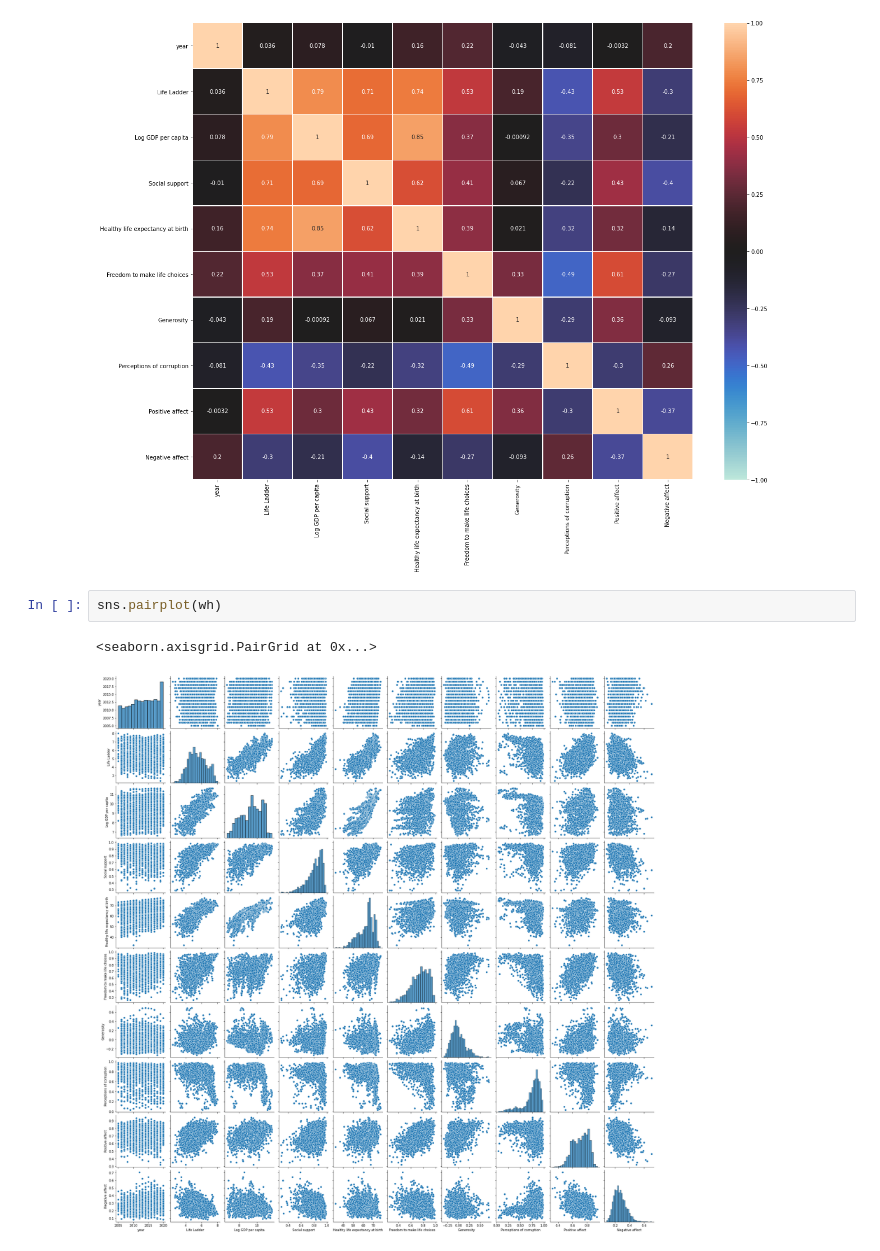
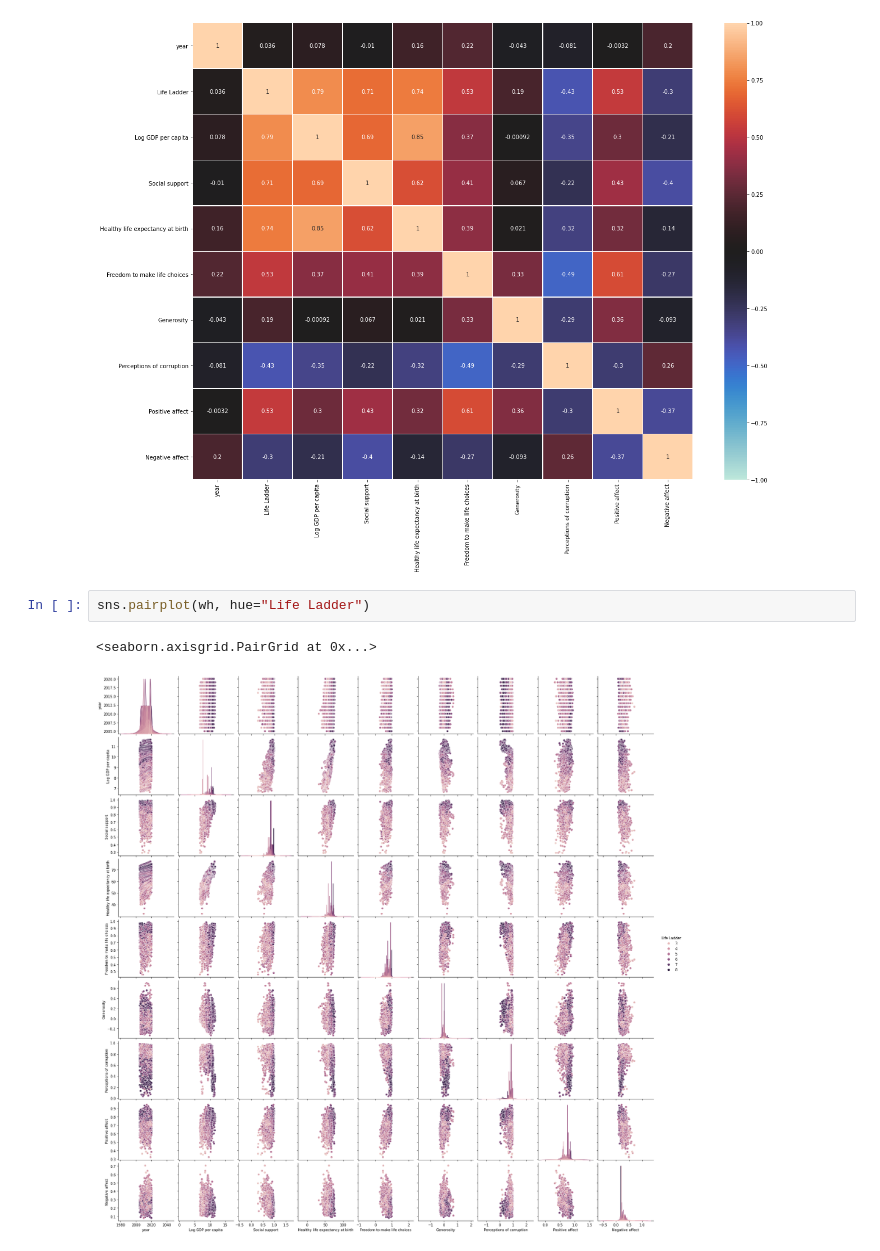
Before and after one commit to Jacksonwolf15/World-Happiness-DS, a Jupyter notebook: WHiX.ipynb, the cells around one changed output. Saved outputs shown, nothing was run; the diff lists cells and outputs as text.

```diff
--- a/WHiX.ipynb
+++ b/WHiX.ipynb
@@ -219,7 +221,7 @@ sns.heatmap(corr,
 <AxesSubplot:>
 [figure]
 # %%
-sns.pairplot(wh)
+sns.pairplot(wh, hue="Life Ladder")
 # %% [output]
 <seaborn.axisgrid.PairGrid at 0x...>
-[figure, old version]
+[figure, new version]
```
Also changed, not shown: parts of 12 cells of this notebook.
